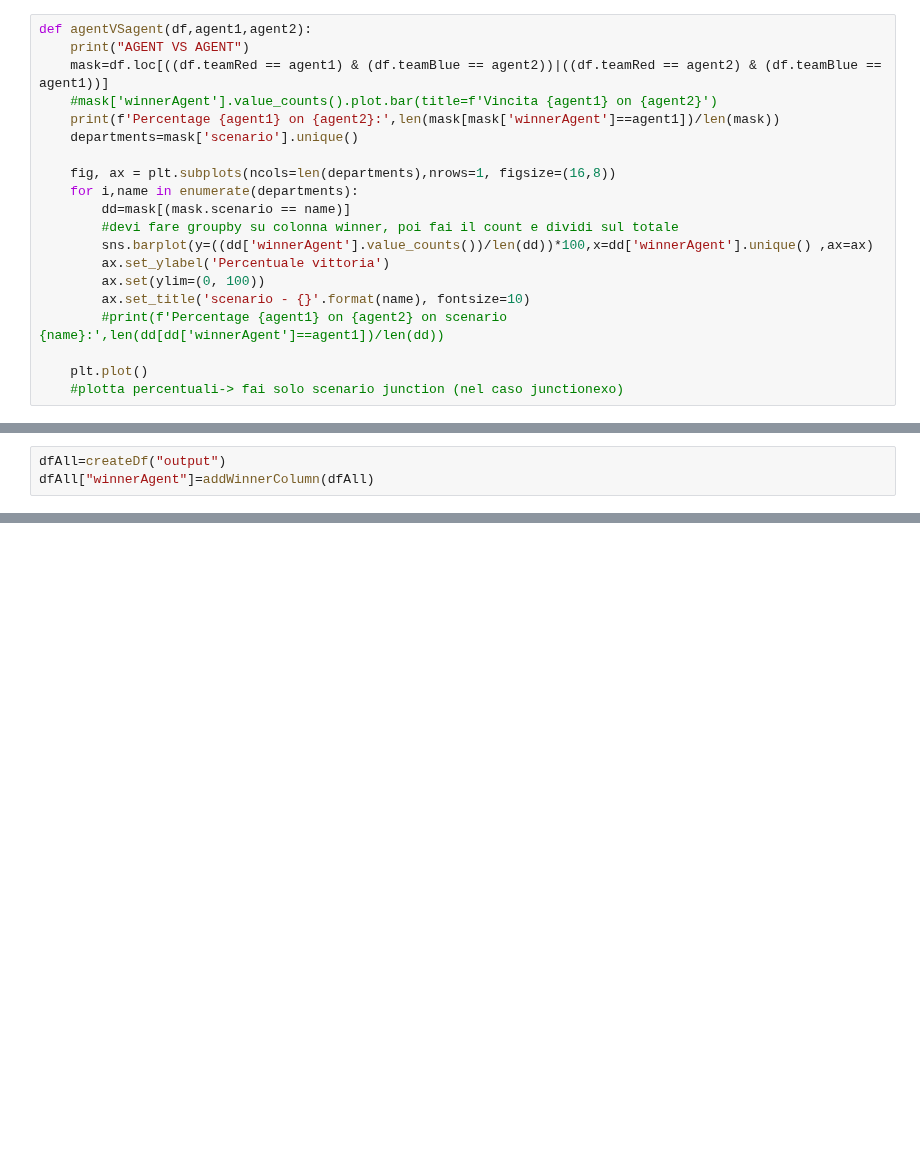
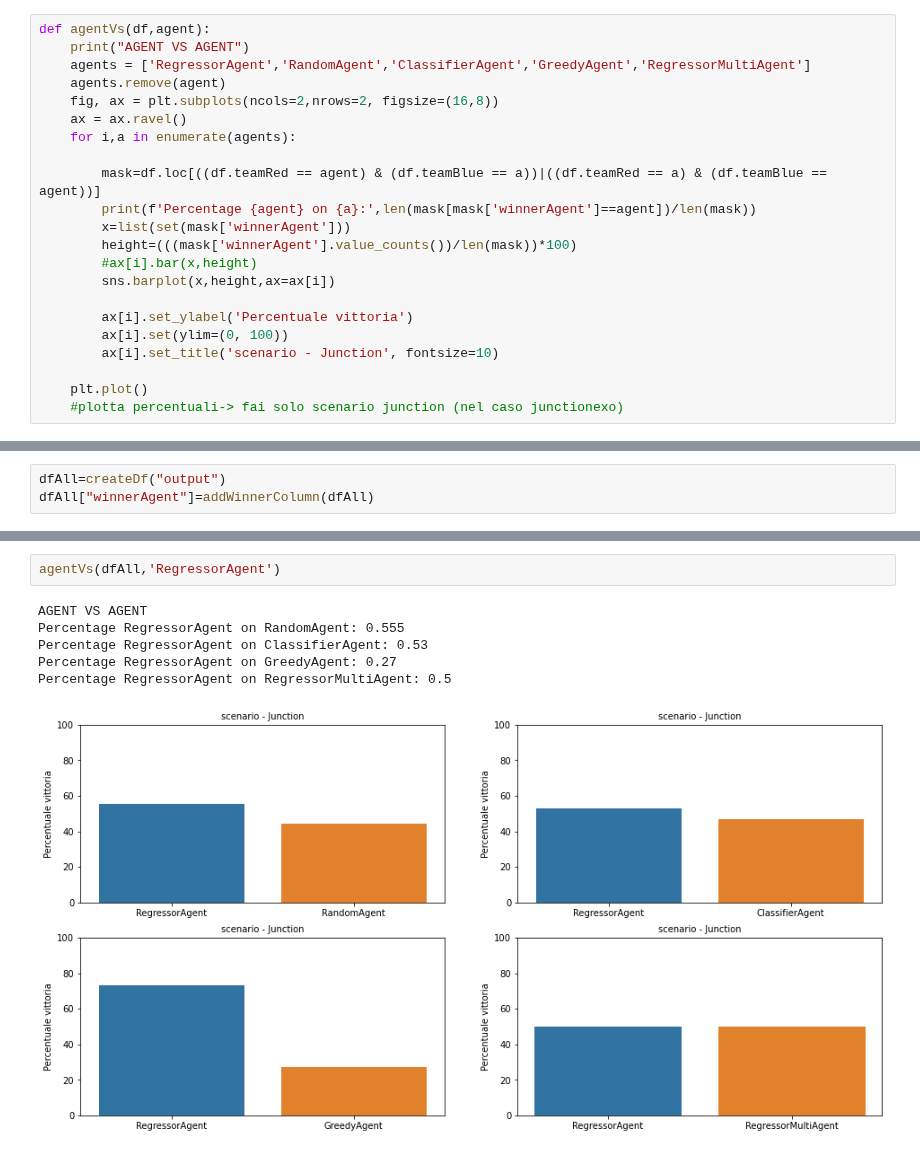
Before and after one commit to IDSIA/NewTechnoWar, a Jupyter notebook: code/notebooks/AgentAnalysis.ipynb, the cells around one changed output, grey strips where cells are left out. Drawn from its saved outputs; the diff is of its cells as text; blank space fills up the shorter version.

```diff
--- a/code/notebooks/AgentAnalysis.ipynb
+++ b/code/notebooks/AgentAnalysis.ipynb
@@ -52,22 +52,24 @@ def matchesWonForEachAgent(df):
     print('Percentage GreedyAgent:',len(df[df['winnerAgent']=="GreedyAgent"])/len(df))
     print('Percentage RegressorMulti:',len(df[df['winnerAgent']=="RegressorMultiAgent"])/len(df))
 # %%
-def agentVSagent(df,agent1,agent2):
+def agentVs(df,agent):
     print("AGENT VS AGENT")
-    mask=df.loc[((df.teamRed == agent1) & (df.teamBlue == agent2))|((df.teamRed == agent2) & (df.teamBlue == agent1))]
-    #mask['winnerAgent'].value_counts().plot.bar(title=f'Vincita {agent1} on {agent2}')
-    print(f'Percentage {agent1} on {agent2}:',len(mask[mask['winnerAgent']==agent1])/len(mask))
-    departments=mask['scenario'].unique()
+    agents = ['RegressorAgent','RandomAgent','ClassifierAgent','GreedyAgent','RegressorMultiAgent']
+    agents.remove(agent)
+    fig, ax = plt.subplots(ncols=2,nrows=2, figsize=(16,8))
+    ax = ax.ravel()
+    for i,a in enumerate(agents):
 
-    fig, ax = plt.subplots(ncols=len(departments),nrows=1, figsize=(16,8))
-    for i,name in enumerate(departments):
-        dd=mask[(mask.scenario == name)]
-        #devi fare groupby su colonna winner, poi fai il count e dividi sul totale
-        sns.barplot(y=((dd['winnerAgent'].value_counts())/len(dd))*100,x=dd['winnerAgent'].unique() ,ax=ax)
-        ax.set_ylabel('Percentuale vittoria')
-        ax.set(ylim=(0, 100))
-        ax.set_title('scenario - {}'.format(name), fontsize=10)
-        #print(f'Percentage {agent1} on {agent2} on scenario {name}:',len(dd[dd['winnerAgent']==agent1])/len(dd))
+        mask=df.loc[((df.teamRed == agent) & (df.teamBlue == a))|((df.teamRed == a) & (df.teamBlue == agent))]
+        print(f'Percentage {agent} on {a}:',len(mask[mask['winnerAgent']==agent])/len(mask))
+        x=list(set(mask['winnerAgent']))
+        height=(((mask['winnerAgent'].value_counts())/len(mask))*100)
+        #ax[i].bar(x,height)
+        sns.barplot(x,height,ax=ax[i])
+
+        ax[i].set_ylabel('Percentuale vittoria')
+        ax[i].set(ylim=(0, 100))
+        ax[i].set_title('scenario - Junction', fontsize=10)
 
     plt.plot()
     #plotta percentuali-> fai solo scenario junction (nel caso junctionexo)
@@ -215,0 +121,9 @@ Percentuale vincita RegressorMultiAgent su RegressorAgent: 0.51
+# %%
+agentVs(dfAll,'RegressorAgent')
+# %% [output]
+AGENT VS AGENT
+Percentage RegressorAgent on RandomAgent: 0.555
+Percentage RegressorAgent on ClassifierAgent: 0.53
+Percentage RegressorAgent on GreedyAgent: 0.27
+Percentage RegressorAgent on RegressorMultiAgent: 0.5
+[figure, added]
```
Also changed, not shown: parts of 15 cells of this notebook, 4 other files.
